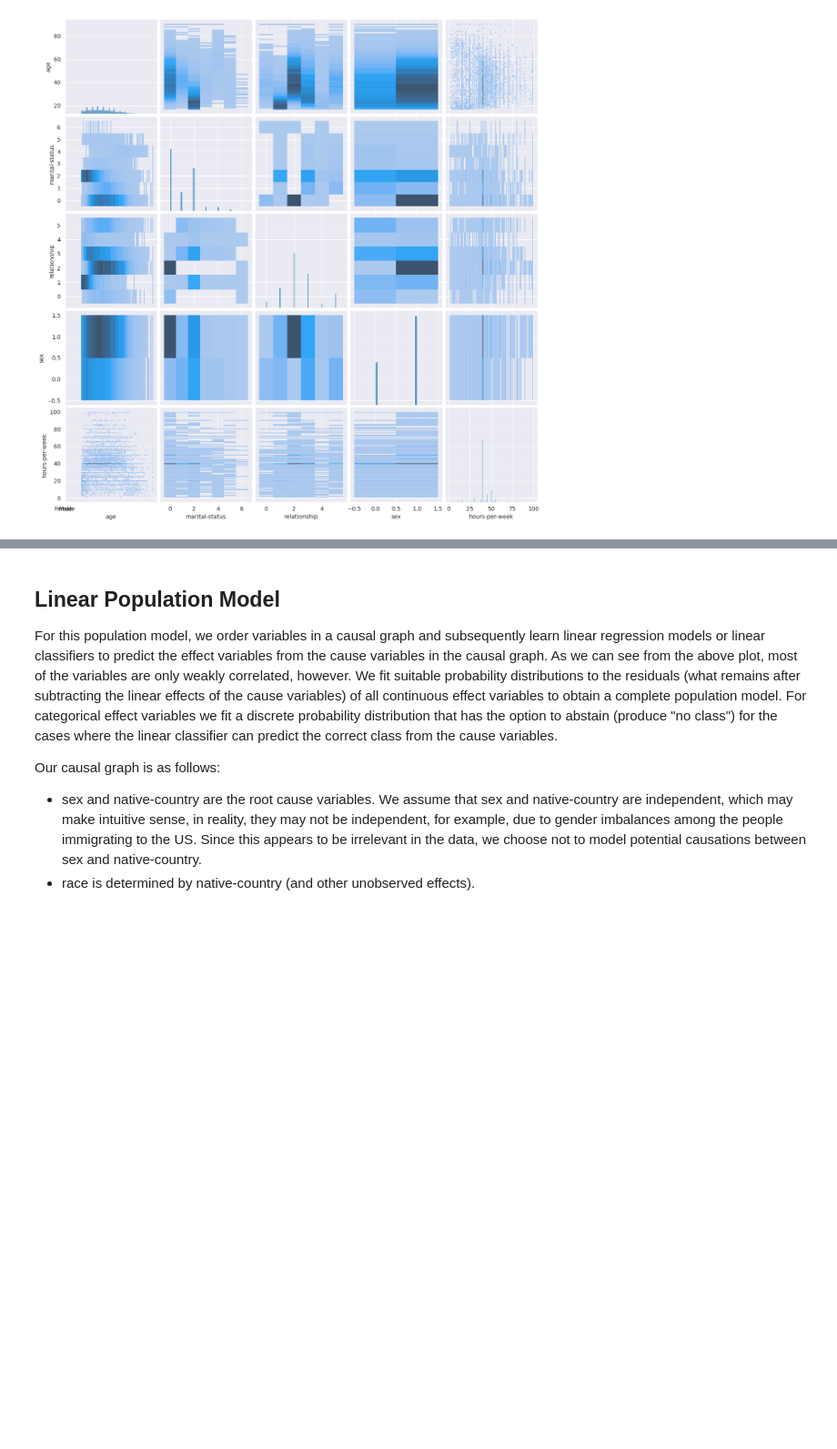
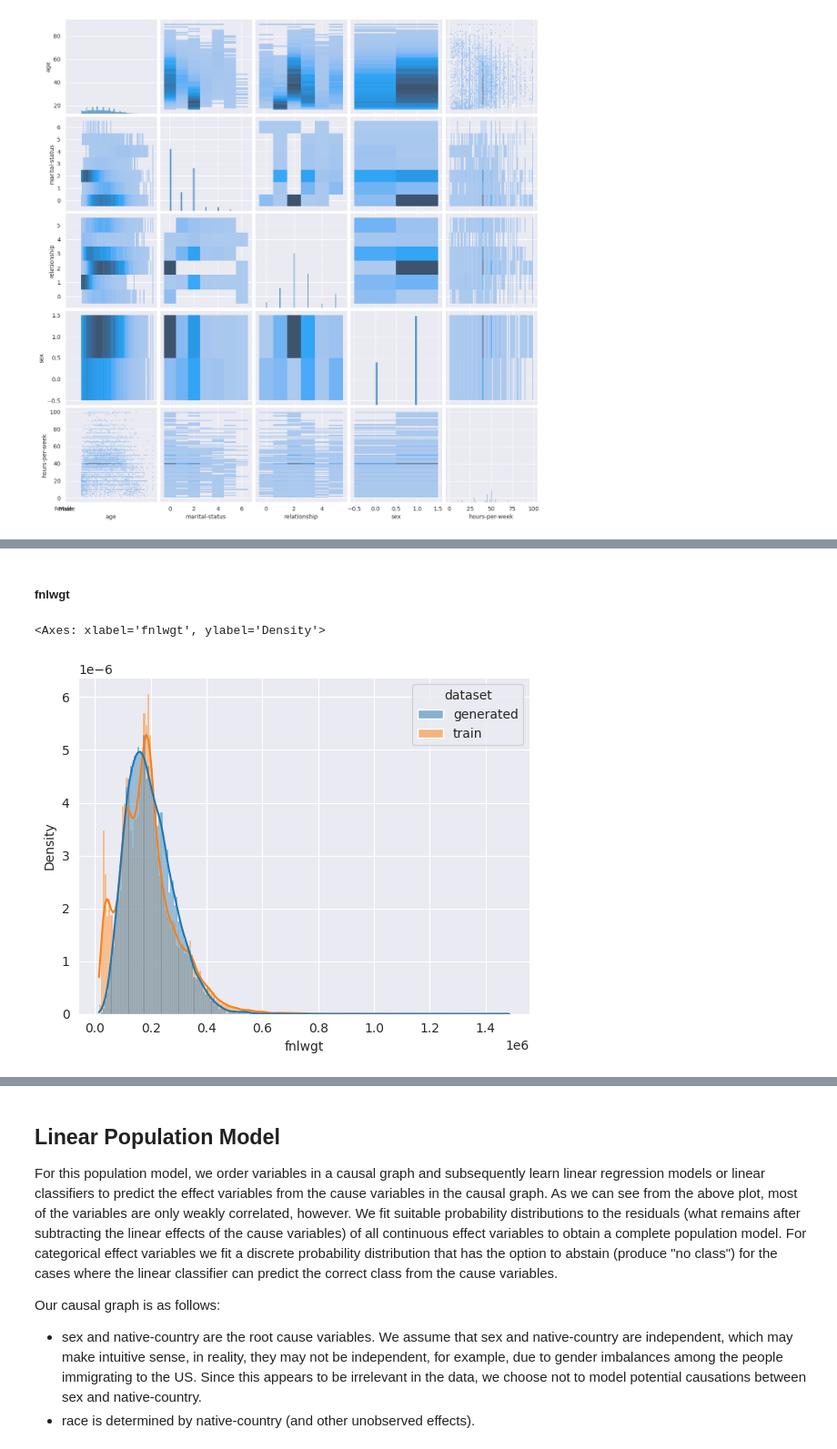
Before and after one commit to sen-uni-kn/probspecs, a Jupyter notebook: experiments/group_fairness_tabular/adult_population_models.ipynb, the cells around one changed output, grey strips where cells are left out. Shown at 91% size. Saved outputs shown, nothing was run; the diff lists cells and outputs as text; code cells hidden in the pictures; blank space fills up the shorter version.

```diff
--- a/experiments/group_fairness_tabular/adult_population_models.ipynb
+++ b/experiments/group_fairness_tabular/adult_population_models.ipynb
@@ -166,0 +312,28 @@ For the continuous variables, we use
+# %% [markdown]
+##### fnlwgt
+# %%
+fnlwgt_min, fnlwgt_max = adult_input_space.attribute_bounds(col_id_input_space["fnlwgt"])
+# The beta distribution produces values between 0.0 and 1.0.
+# Therefore, we want to move 0.0 to fnlwgt_min and 1.0 to fnlwgt_max
+fnlwgt_loc = fnlwgt_min
+fnlwgt_scale = fnlwgt_max
+distributions["fnlwgt"] = beta(
+    a=4.25,
+    b=30.0,
+    loc=fnlwgt_loc,
+    scale=fnlwgt_scale,
+)
+# %%
+%%capture --no-stdout --no-display
+fnlwgt_data = distributions["fnlwgt"].rvs(size=n)
+
+generated_df["fnlwgt"] = fnlwgt_data
+df = pd.concat([generated_df, data_df])
+
+
+sns.histplot(
+    df, x="fnlwgt", hue="dataset", stat="density", common_norm=False, kde=True
+)
+# %% [output]
+<Axes: xlabel='fnlwgt', ylabel='Density'>
+[figure, added]
```
Also changed, not shown: parts of 34 cells of this notebook.
